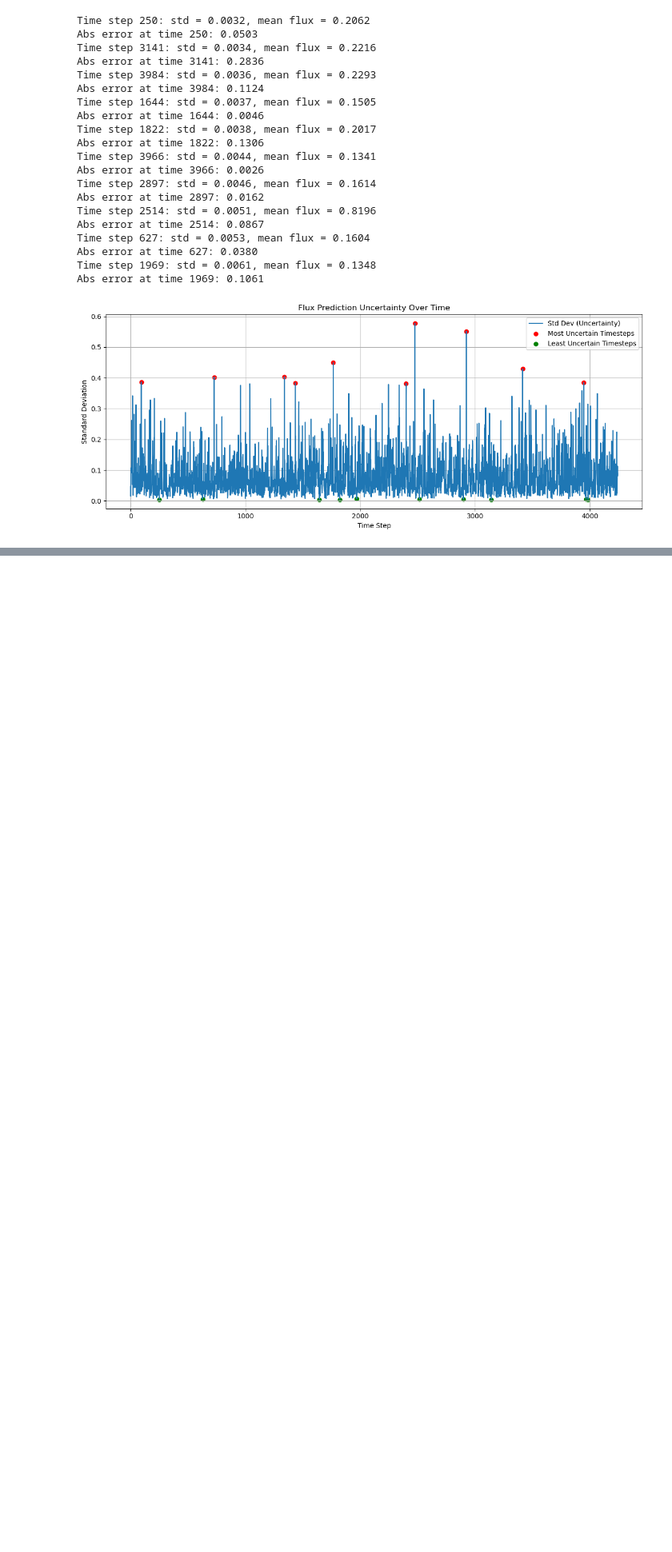
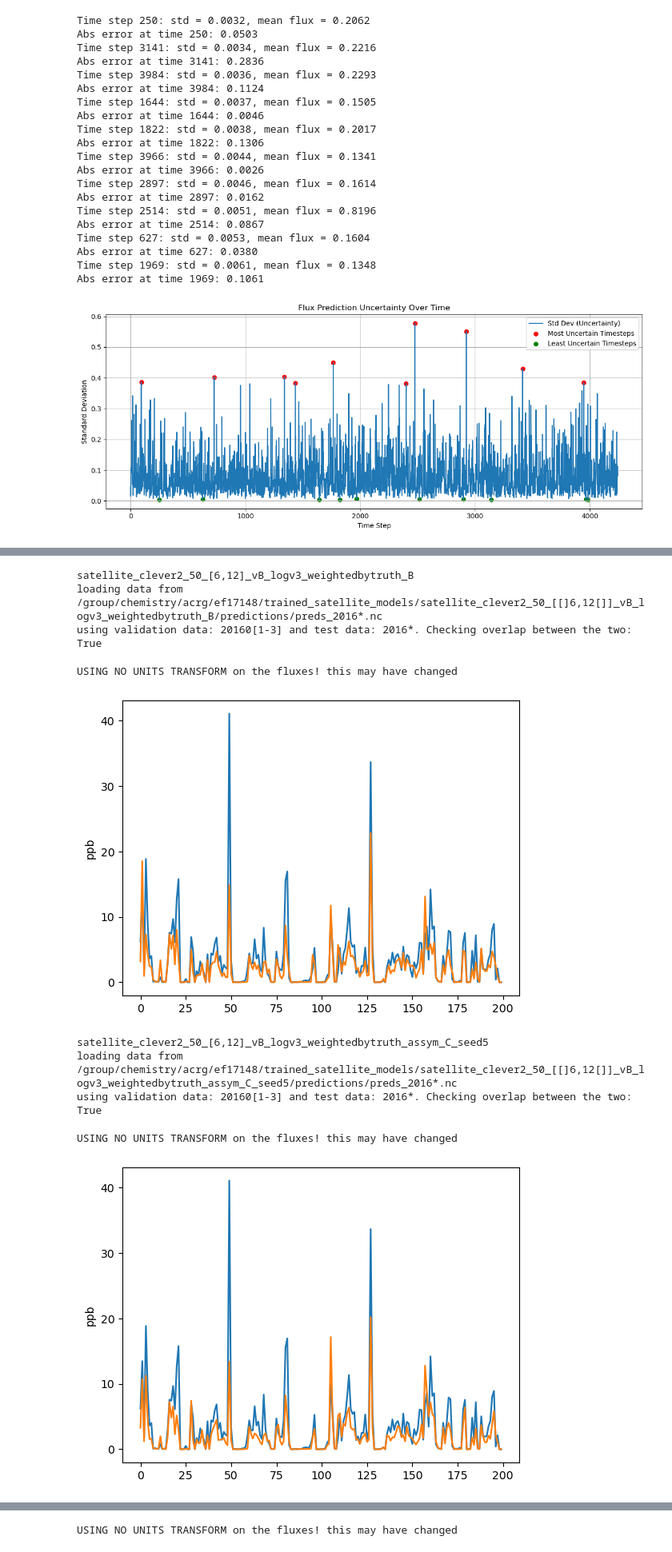
Before and after one commit to GATES-Lab/GATES_LPDM_emulator, a Jupyter notebook: notebooks/uncertainty_fluxes.ipynb, the cells around one changed output, grey strips where cells are left out. Shown at 80% size. Drawn from its saved outputs; the diff is of its cells as text; code cells hidden in the pictures; blank space fills up the shorter version.

Commit message:
Compute fluxes with actual fluxes to get above-baseline concentrations

```diff
--- a/notebooks/uncertainty_fluxes.ipynb
+++ b/notebooks/uncertainty_fluxes.ipynb
@@ -904,0 +915,72 @@ plt.show()
+# %%
+# loads the brazil map of fluxes
+brazil_fluxes = load_default_brazil_emissions()
+
+# load the true footprints to use the release_lat and release_lon,
+# and select the same timepoints as the testing set
+true_fps = load_fps("/group/chemistry/acrg/LPDM/fp_NAME_pre20210701/SOUTHAMERICA/*BRAZIL*SOUTHAMERICA_2016*.nc")
+true_fps = true_fps.sel(time=mod.preds_test.time)
+
+cut_flux = cut_emissions_data(brazil_fluxes, true_fps, 50)
+cut_flux = cut_flux.transpose([2,0,1])
+# now cut_flux is in the same shape as mod.pred_fluxes["thr"], so we can plot it
+mod.get_fluxes(cut_flux)
+# %%
+pred_fluxes = []
+true_fluxes = []
+
+for name in model_names:
+    print(name)
+
+    mod = ModelEv(
+        name,
+        size=50,
+        validation_set="0[1-3]",
+        test_set="*",
+        val_year="2016",
+        test_year="2016",
+        check_validation_overlap=True,
+        path_to_files="/group/chemistry/acrg/ef17148/trained_satellite_models/"
+    )
+    # threshold the model to remove the lower values. stores these predictions in mod.pred_fluxes["thr"]
+    mod.get_adjusted_models(which="thr_only")
+
+    # loads the brazil map of fluxes
+    brazil_fluxes = load_default_brazil_emissions()
+
+    # load the true footprints to use the release_lat and release_lon,
+    # and select the same timepoints as the testing set
+    true_fps = load_fps("/group/chemistry/acrg/LPDM/fp_NAME_pre20210701/SOUTHAMERICA/*BRAZIL*SOUTHAMERICA_2016*.nc")
+    true_fps = true_fps.sel(time=mod.preds_test.time)
+
+    cut_flux = cut_emissions_data(brazil_fluxes, true_fps, 50)
+    cut_flux = cut_flux.transpose([2,0,1])
+    # now cut_flux is in the same shape as mod.pred_fluxes["thr"], so we can plot it
+    mod.get_fluxes(cut_flux)
+
+    pred = mod.pred_fluxes.get("thr", None)
+    true = getattr(mod, "true_flux", None)
+
+    window_n = 3#window_n+1
+    window_size = 200
+    plt.plot(1e9*mod.true_flux[window_n*window_size:(1+window_n)*window_size])
+    plt.plot(1e9*mod.pred_fluxes["thr"][window_n*window_size:(1+window_n)*window_size])
+    plt.ylabel("ppb")
+    plt.show()
+
+    if pred is not None and true is not None:
+        pred_fluxes.append(pred)
+        true_fluxes.append(true)
+    else:
+        print(f"Skipping model {mod.model_name} — fluxes missing")
+# %% [output]
+satellite_clever2_50_[6,12]_vB_logv3_weightedbytruth_B
+loading data from /group/chemistry/acrg/ef17148/trained_satellite_models/satellite_clever2_50_[[]6,12[]]_vB_logv3_weightedbytruth_B/predictions/preds_2016*.nc
+using validation data: 20160[1-3] and test data: 2016*. Checking overlap between the two: True
+USING NO UNITS TRANSFORM on the fluxes! this may have changed
+[figure, added]
+satellite_clever2_50_[6,12]_vB_logv3_weightedbytruth_assym_C_seed5
+loading data from /group/chemistry/acrg/ef17148/trained_satellite_models/satellite_clever2_50_[[]6,12[]]_vB_logv3_weightedbytruth_assym_C_seed5/predictions/preds_2016*.nc
+using validation data: 20160[1-3] and test data: 2016*. Checking overlap between the two: True
+USING NO UNITS TRANSFORM on the fluxes! this may have changed
+[figure, added]
@@ -904,0 +990 @@ plt.show()
+USING NO UNITS TRANSFORM on the fluxes! this may have changed
```
Also changed, not shown: parts of 18 cells of this notebook.
